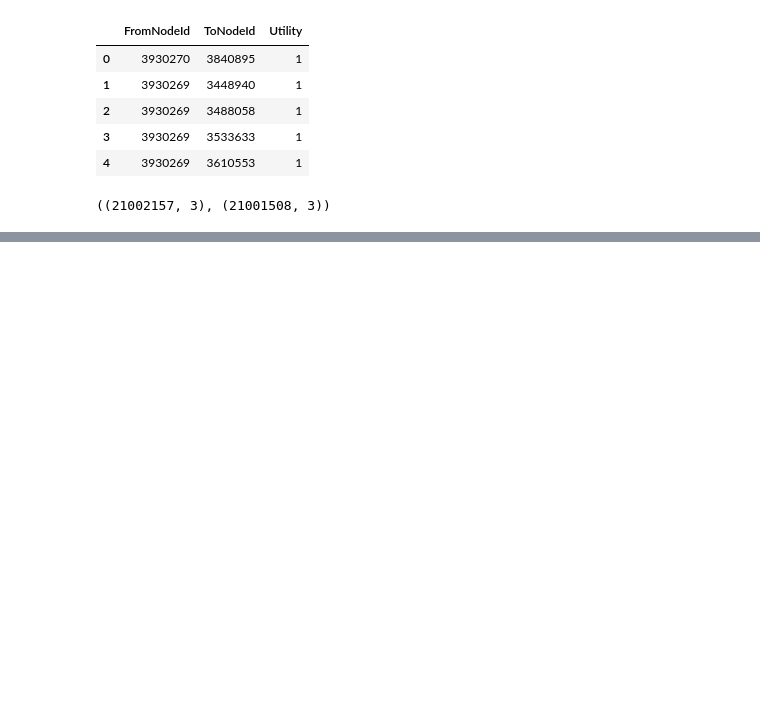
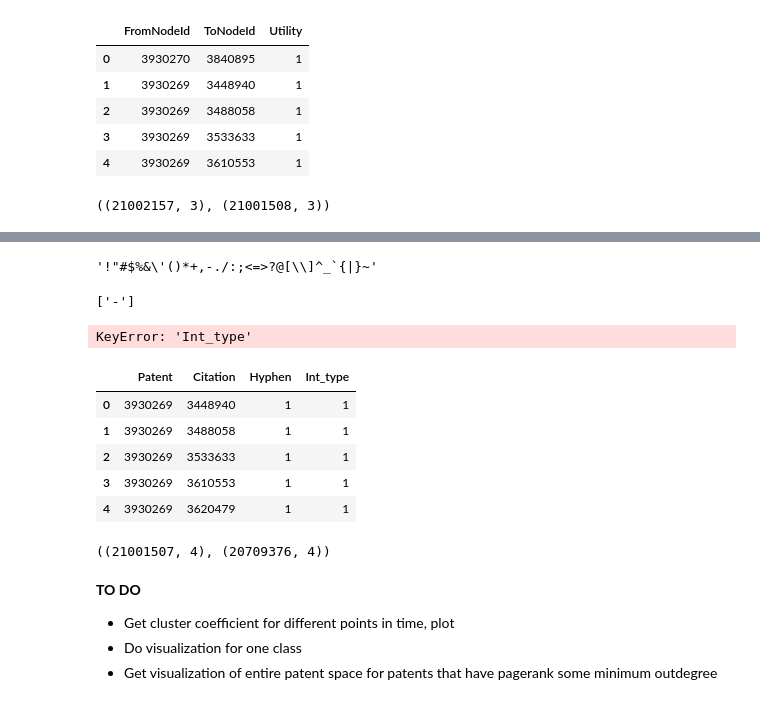
Before and after one commit to RoverWendy/examine_this, a Jupyter notebook: exploratory-graphs.ipynb, the cells around one changed output, grey strips where cells are left out. Cells and saved outputs as stored; diff of their text form; code cells hidden in the pictures; blank space fills up the shorter version.

```diff
--- a/exploratory-graphs.ipynb
+++ b/exploratory-graphs.ipynb
@@ -190,0 +180,4 @@ citations_utility.to_csv('~/citations.txt', sep='\t', index=False, header=False)
+# %%
+citations = pd.read_csv('~/citations.txt', sep='\t')
+# %%
+citations = citations[['3930269','3448940']]
@@ -190,0 +244,11 @@ citations_utility.to_csv('~/citations.txt', sep='\t', index=False, header=False)
+# %%
+citations.columns = [['Patent', 'Citation']]
+# %%
+import string
+string.punctuation
+# %% [output]
+'!"#$%&\'()*+,-./:;<=>?@[\\]^_`{|}~'
+# %%
+re.findall('\-', '53-068124')
+# %% [output]
+['-']
@@ -190,0 +264,17 @@ citations_utility.to_csv('~/citations.txt', sep='\t', index=False, header=False)
+# %%
+citations_clean = citations[citations['Int_type'] == 1]
+# %% [output]
+KeyError: 'Int_type'
+# %%
+citations_clean.head()
+# %% [output]
+|  | Patent | Citation | Hyphen | Int_type |
+| 0 | 3930269 | 3448940 | 1 | 1 |
+| 1 | 3930269 | 3488058 | 1 | 1 |
+| 2 | 3930269 | 3533633 | 1 | 1 |
+| 3 | 3930269 | 3610553 | 1 | 1 |
+| 4 | 3930269 | 3620479 | 1 | 1 |
+# %%
+citations.txt
+# %% [output]
+((21001507, 4), (20709376, 4))
@@ -190,0 +283,5 @@ citations_utility.to_csv('~/citations.txt', sep='\t', index=False, header=False)
+# %% [markdown]
+**TO DO**
+- Get cluster coefficient for different points in time, plot
+- Do visualization for one class
+- Get visualization of entire patent space for patents that have pagerank some minimum outdegree
```
Also changed, not shown: parts of 13 cells of this notebook.
